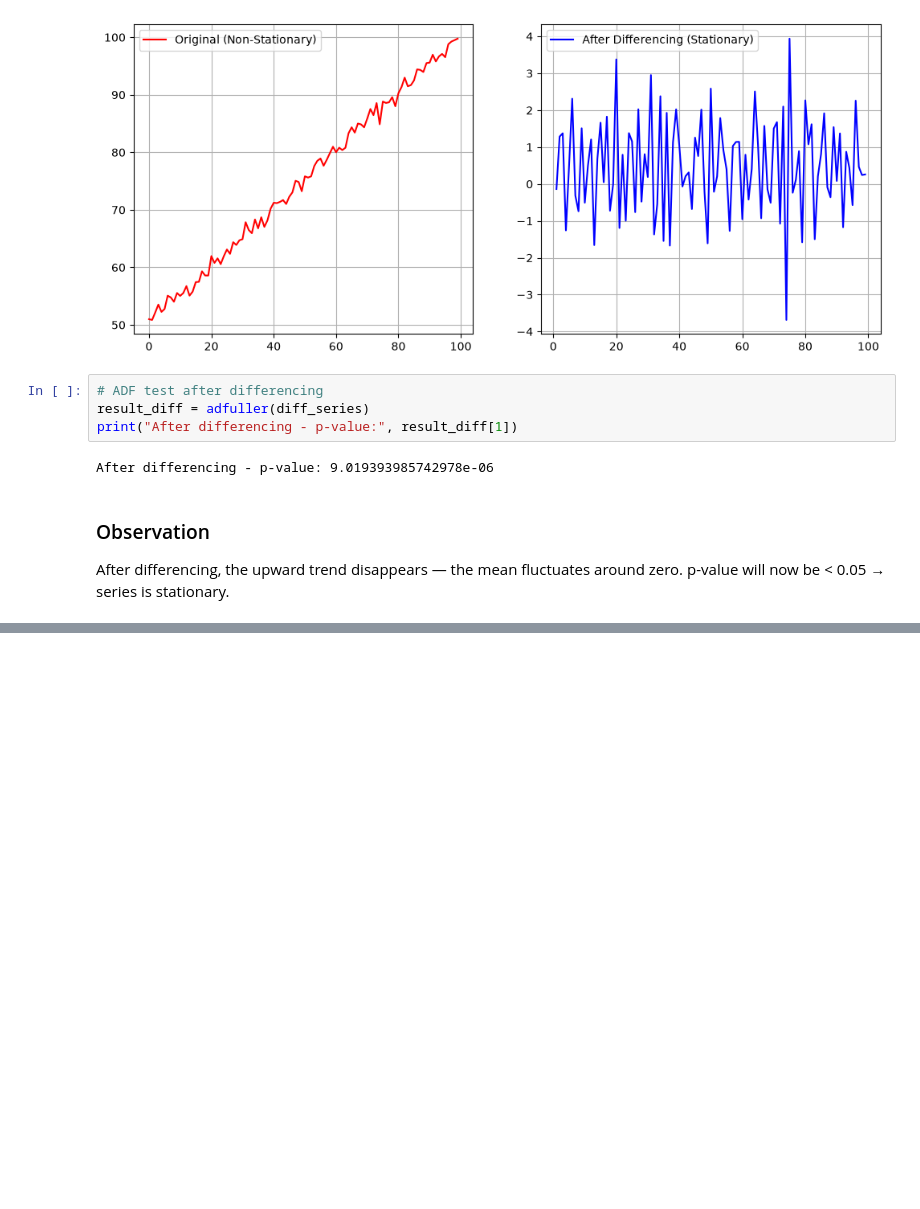
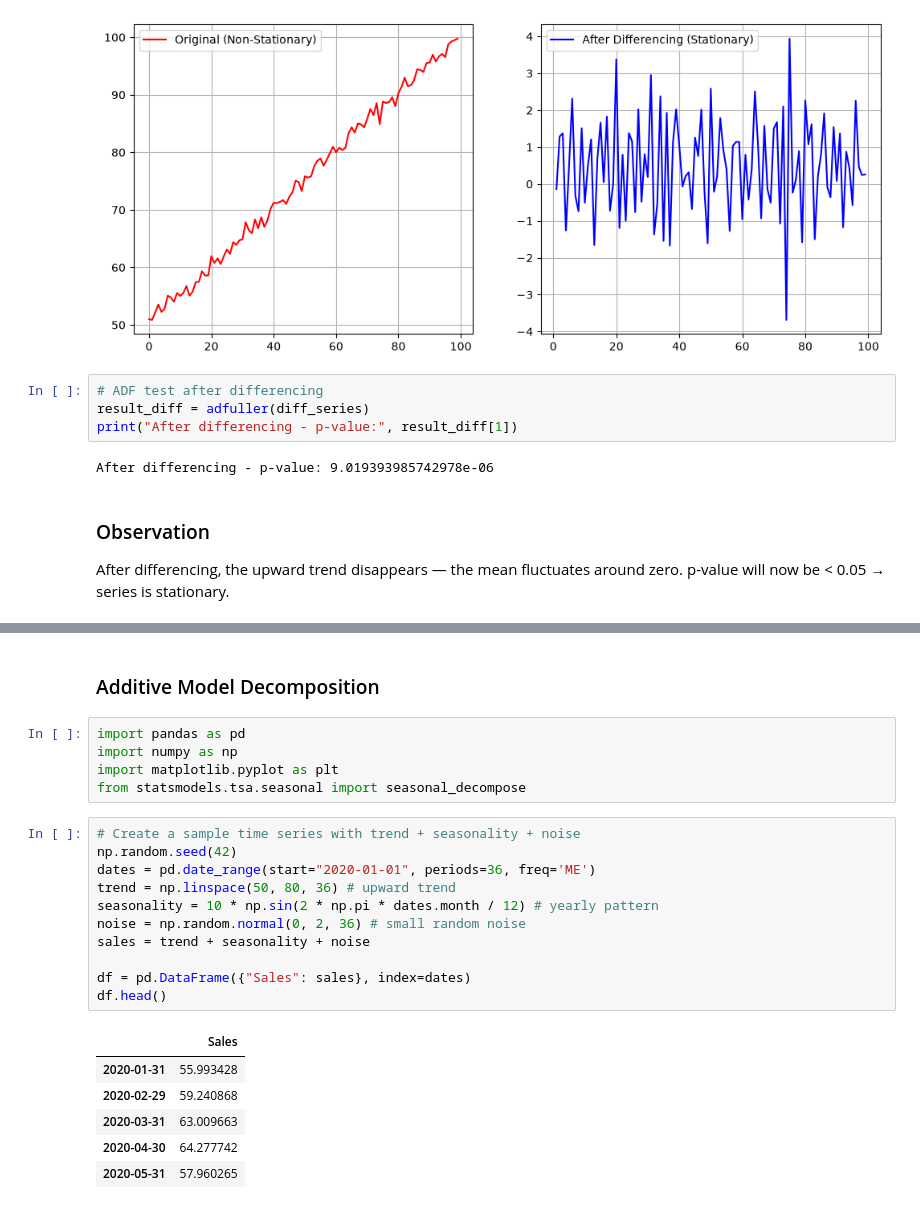
Before and after one commit to neeraj654123/Data-Science, a Jupyter notebook: Time Series Forecasting/04_stationarity.ipynb, the cells around one changed output, grey strips where cells are left out. Drawn from its saved outputs; the diff is of its cells as text; blank space fills up the shorter version.

```diff
--- a/Time Series Forecasting/04_stationarity.ipynb
+++ b/Time Series Forecasting/04_stationarity.ipynb
@@ -183,0 +198,25 @@ p-value will now be < 0.05 → series is stationary.
+# %% [markdown]
+### Additive Model Decomposition
+# %%
+import pandas as pd
+import numpy as np
+import matplotlib.pyplot as plt
+from statsmodels.tsa.seasonal import seasonal_decompose
+# %%
+# Create a sample time series with trend + seasonality + noise
+np.random.seed(42)
+dates = pd.date_range(start="2020-01-01", periods=36, freq='ME')
+trend = np.linspace(50, 80, 36) # upward trend
+seasonality = 10 * np.sin(2 * np.pi * dates.month / 12) # yearly pattern
+noise = np.random.normal(0, 2, 36) # small random noise
+sales = trend + seasonality + noise
+
+df = pd.DataFrame({"Sales": sales}, index=dates)
+df.head()
+# %% [output]
+|  | Sales |
+| 2020-01-31 | 55.993428 |
+| 2020-02-29 | 59.240868 |
+| 2020-03-31 | 63.009663 |
+| 2020-04-30 | 64.277742 |
+| 2020-05-31 | 57.960265 |
```
Also changed, not shown: parts of 4 cells of this notebook.
